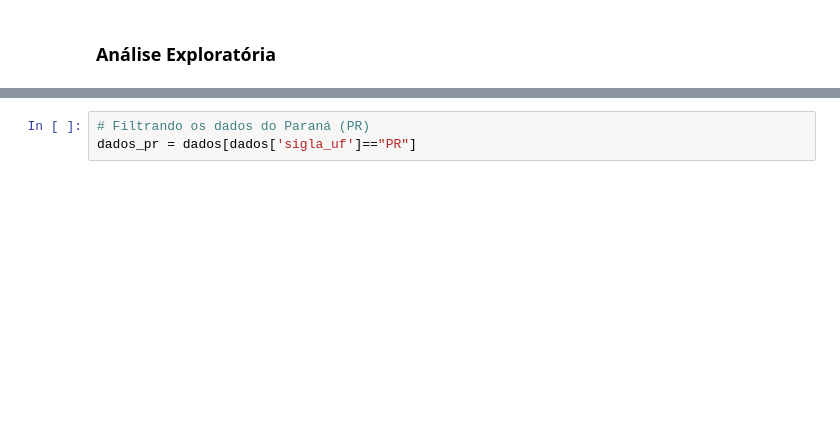
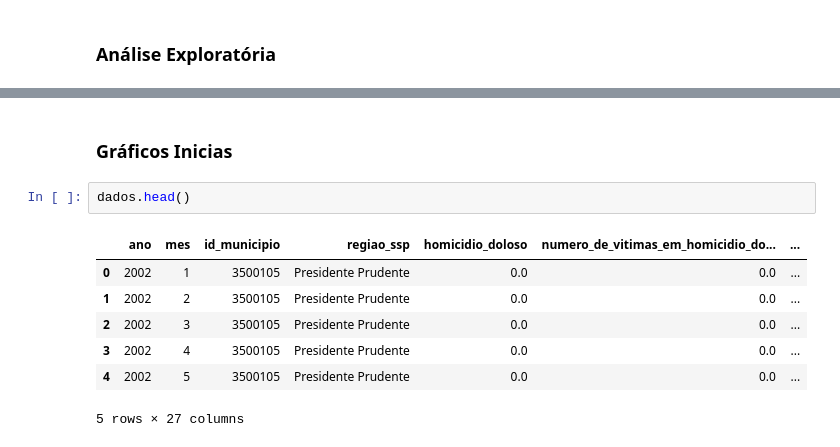
Before and after one commit to VinicMello/ibge_despesa_coletiva, a Jupyter notebook: notebook/main.ipynb, the cells around one changed output, grey strips where cells are left out. Cells and saved outputs as stored; diff of their text form; blank space fills up the shorter version.

```diff
--- a/notebook/main.ipynb
+++ b/notebook/main.ipynb
@@ -127,3 +121,12 @@ array(['PR', 'SC', 'RS'], dtype=object)
-# %%
-# Filtrando os dados do Paraná (PR)
-dados_pr = dados[dados['sigla_uf']=="PR"]
+# %% [markdown]
+### Gráficos Inicias
+# %%
+dados.head()
+# %% [output]
+|  | ano | mes | id_municipio | regiao_ssp | homicidio_doloso | numero_de_vitimas_em_homicidio_do... | ... |
+| 0 | 2002 | 1 | 3500105 | Presidente Prudente | 0.0 | 0.0 | ... |
+| 1 | 2002 | 2 | 3500105 | Presidente Prudente | 0.0 | 0.0 | ... |
+| 2 | 2002 | 3 | 3500105 | Presidente Prudente | 0.0 | 0.0 | ... |
+| 3 | 2002 | 4 | 3500105 | Presidente Prudente | 0.0 | 0.0 | ... |
+| 4 | 2002 | 5 | 3500105 | Presidente Prudente | 0.0 | 0.0 | ... |
+5 rows × 27 columns
```
Also changed, not shown: parts of 11 cells of this notebook, 5 other files.
